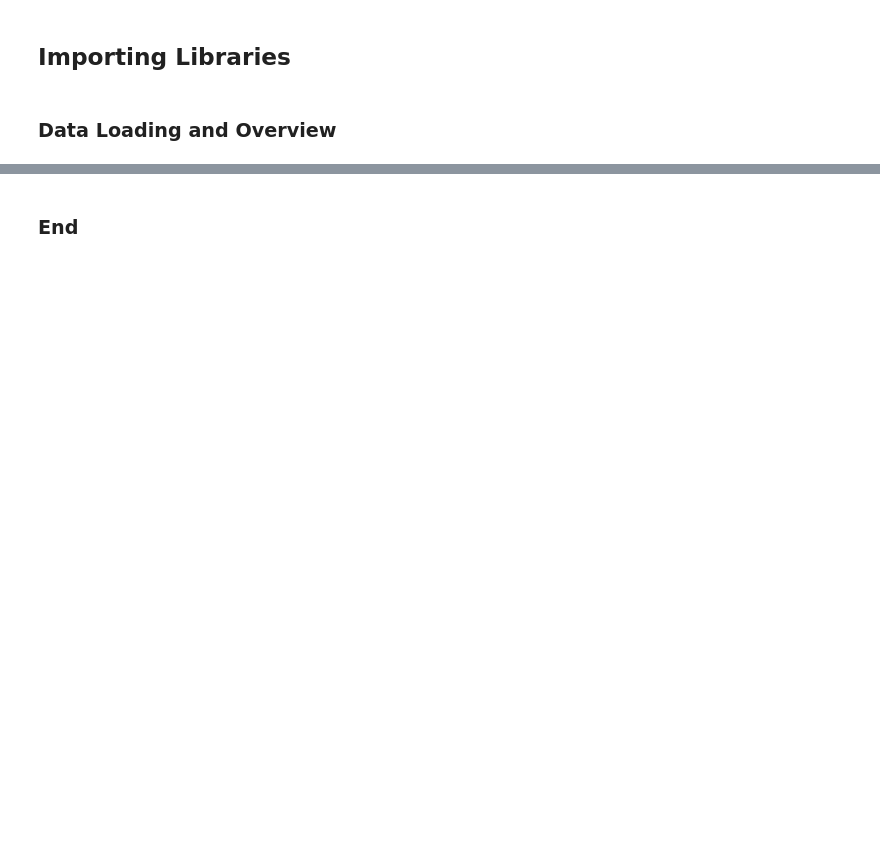
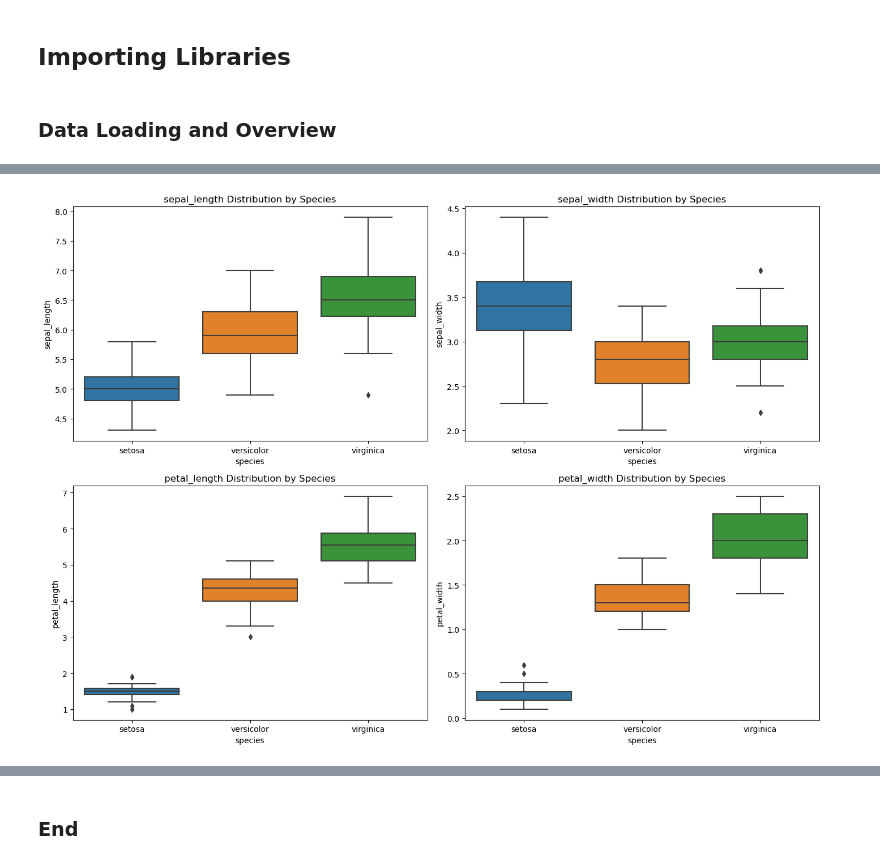
Before and after one commit to Sarahlouhast/FDA_Project, a Jupyter notebook: project.ipynb, the cells around one changed output, grey strips where cells are left out. Saved outputs shown, nothing was run; the diff lists cells and outputs as text; code cells hidden in the pictures; blank space fills up the shorter version.

```diff
--- a/project.ipynb
+++ b/project.ipynb
@@ -226,0 +265,14 @@ Species Virginica has the highest features
+# %%
+#Create boxplots to show any unusual data points
+# Plot box plots for all features
+plt.figure(figsize=(14, 10))
+# Loop over each feature and create a subplot
+for i, feature in enumerate(df.columns[:-1]):
+    plt.subplot(2, 2, i + 1)
+    sns.boxplot(x='species', y=feature, data=df)
+    plt.title(f'{feature} Distribution by Species')
+
+plt.tight_layout()
+plt.show()
+# %% [output]
+[figure, added]
```
Also changed, not shown: parts of 42 cells of this notebook, 2 other files.
